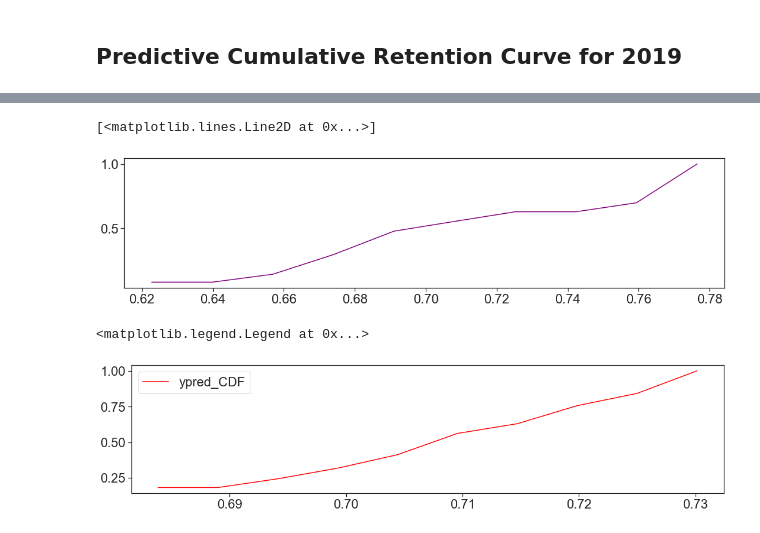
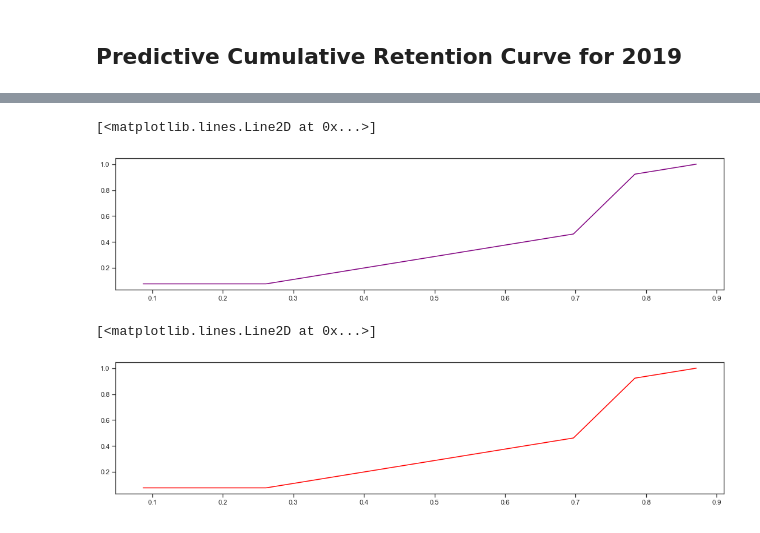
Before and after one commit to rachelmono/cohort_analysis, a Jupyter notebook: Ehealth.ipynb, the cells around one changed output, grey strips where cells are left out. Drawn from its saved outputs; the diff is of its cells as text; code cells hidden in the pictures.

```diff
--- a/Ehealth.ipynb
+++ b/Ehealth.ipynb
@@ -971,2 +1132,6 @@ test.plot()
+# %%
+real_plot=pd.pivot_table(real, values = 'retention_rate',index = 'duration_mon', columns= 'start_date')
+# %%
+ypred_plot=pd.pivot_table(ypred, values = 'ypred',index = 'duration_mon', columns= 'start_date')
 # %% [markdown]
 ## Predictive Cumulative Retention Curve for 2019
@@ -1003,0 +1172,5 @@ ypred=ypred.drop('start_date', axis=1)
+# %%
+a=np.mean(real_plot, axis=1)
+real_plot['r']=a
+b=np.mean(real_plot, axis=1)
+ypred_plot['r']=b
@@ -1004,25 +1179,26 @@ ypred=ypred.drop('start_date', axis=1)
+# %%
+sns.set_palette("hls")
 # %%
-count, bins_count = np.histogram(real, bins=10)
+count, bins_count = np.histogram(real_plot['r'], bins=10)
 # finding the PDF of the histogram using count values
 pdf = count / sum(count)
 # using numpy np.cumsum to calculate the CDF
 # We can also find using the PDF values by looping and adding
 cdf = np.cumsum(pdf)
 # plotting PDF and CDF
-plt.plot(bins_count[1:], cdf, label="real_CDF")
+plt.plot(bins_count[1:], cdf, label="real_CDF",color='purple')
 # %% [output]
 [<matplotlib.lines.Line2D at 0x...>]
-[figure, old version]
+[figure, new version]
 # %%
-count, bins_count = np.histogram(ypred, bins=10)
+count, bins_count = np.histogram(ypred_plot['r'], bins=10)
 # finding the PDF of the histogram using count values
 pdf = count / sum(count)
 # using numpy np.cumsum to calculate the CDF
 # We can also find using the PDF values by looping and adding
 cdf = np.cumsum(pdf)
 # plotting PDF and CDF
-plt.plot(bins_count[1:], cdf, color='red',label="ypred_CDF")
-plt.legend()
+plt.plot(bins_count[1:], cdf, label="real_CDF",color='red')
 # %% [output]
-<matplotlib.legend.Legend at 0x...>
+[<matplotlib.lines.Line2D at 0x...>]
-[figure, old version]
+[figure, new version]
```
Also changed, not shown: parts of 109 cells of this notebook.
